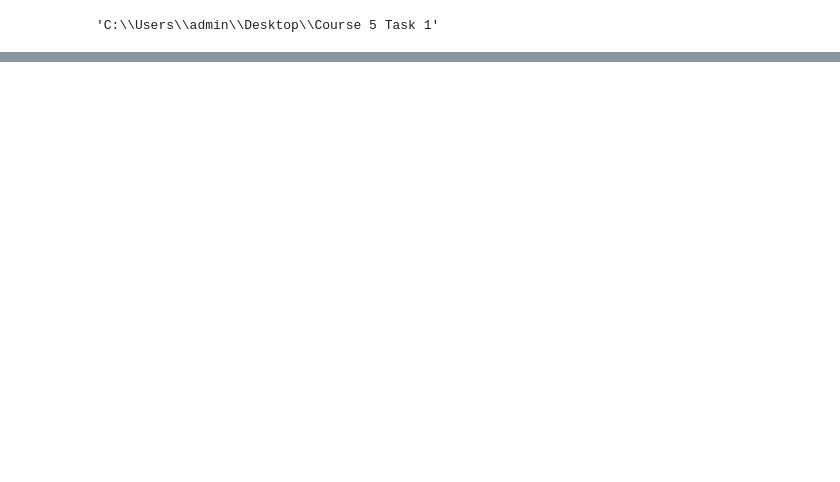
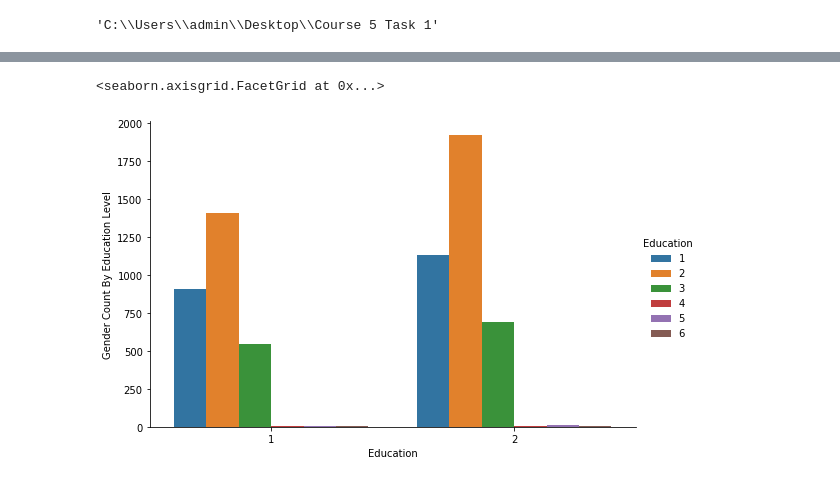
Before and after one commit to asaucedo89/Credit-One-Default-Risk, a Jupyter notebook: Course 5 Jupyter-checkpoint.ipynb, the cells around one changed output, grey strips where cells are left out. Cells and saved outputs as stored; diff of their text form; code cells hidden in the pictures; blank space fills up the shorter version.

```diff
--- a/Course 5 Jupyter-checkpoint.ipynb
+++ b/Course 5 Jupyter-checkpoint.ipynb
@@ -182,0 +175,11 @@ variable.head()
+# %%
+# changing row names
+names = ['Id', 'TotalLoan', 'Gender', 'Education', 'MaritalStatus', 'Age',
+         'HstPaySep15', 'HstPayAug15', 'HstPayJul15', 'HstPayJun15', 'HstPayMay15', 'HstPayApr15',
+         'BillSep15', 'BillAug15', 'BillJul15', 'BillJun15', 'BillMay15', 'BillApr15',
+         'PaySep15', 'PayAug15', 'PayJul15', 'PayJun15', 'PayMay15', 'PayApr15',
+         'DefaultPayment']
+# %%
+credit = pd.read_csv('default of credit card clients.csv', header =1,names=names)
+credit.head()
+print('Rows and columns count:', credit.shape)
@@ -182,0 +264,2 @@ variable.head()
+# %%
+filt1 = (credit['DefaultPayment'] == 1)
@@ -182,0 +282,4 @@ variable.head()
+# %%
+#creating a new dataframe
+credit1 = pd.DataFrame(credit[filt1])
+credit1
@@ -182,0 +370,7 @@ variable.head()
+# %%
+g = sns.catplot('Gender', data=credit1, hue='Education', kind='count', aspect=1.5)
+g.set_xlabels('Education')
+g.set_ylabels('Gender Count By Education Level')
+# %% [output]
+<seaborn.axisgrid.FacetGrid at 0x...>
+[figure, added]
```
Also changed, not shown: parts of 82 cells of this notebook.
